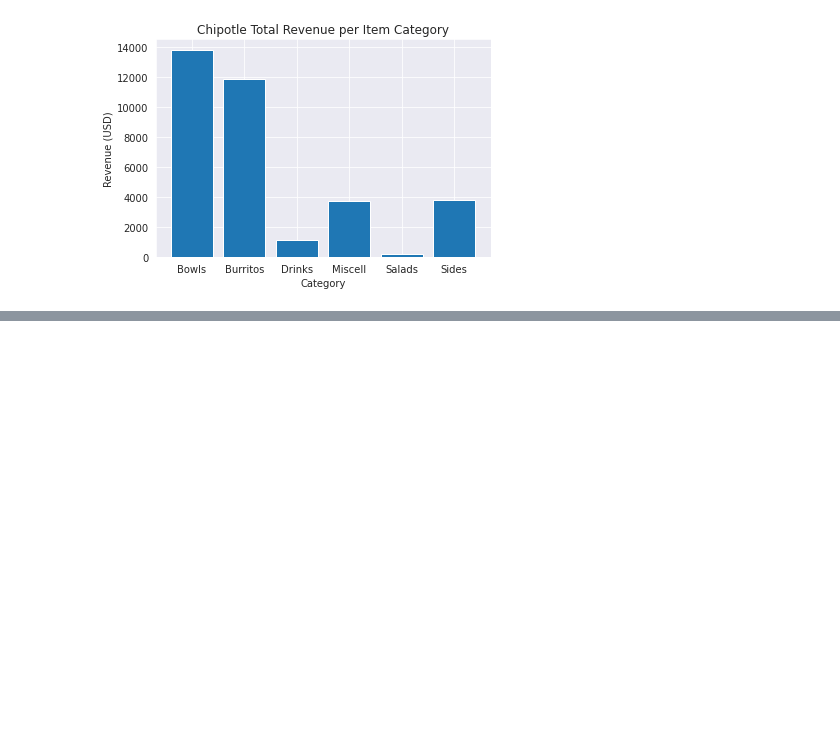
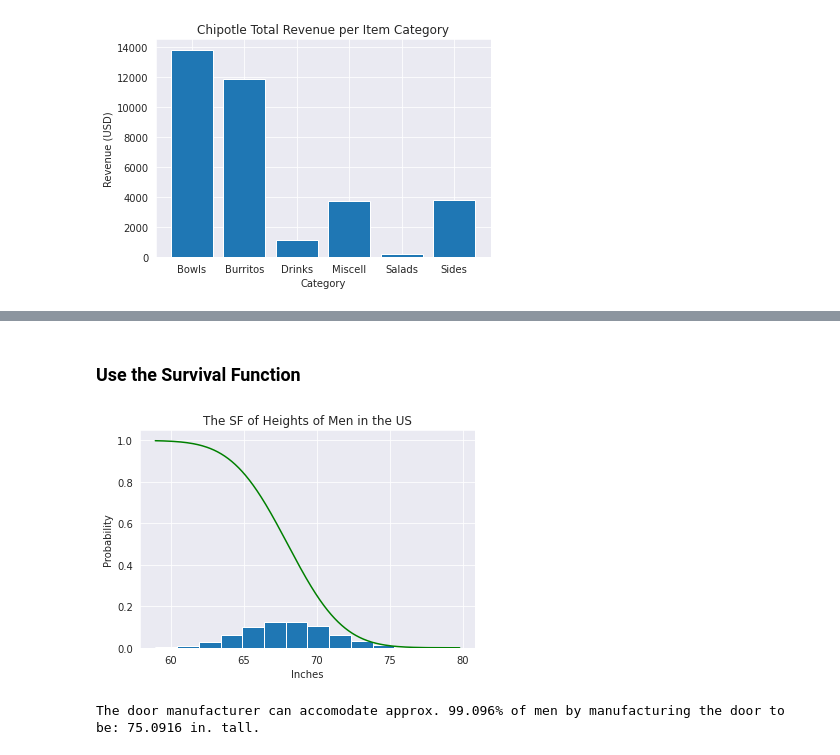
Before and after one commit to UPstartDeveloper/Problem_Solving_Practice, a Jupyter notebook: analysis/miscellaneous/Warm_Up_Analysis_Problems.ipynb, the cells around one changed output, grey strips where cells are left out. Drawn from its saved outputs; the diff is of its cells as text; code cells hidden in the pictures; blank space fills up the shorter version.

Commit message:
Reviewed SF and CDF functions

```diff
--- a/analysis/miscellaneous/Warm_Up_Analysis_Problems.ipynb
+++ b/analysis/miscellaneous/Warm_Up_Analysis_Problems.ipynb
@@ -261,0 +298,13 @@ plt.show()
+# %% [markdown]
+### Use the Survival Function
+# %%
+bin_edges, bins_probabilites, ignored = plt.hist(samples, 14, density=True)
+sorted_data = np.sort(samples)
+sf_values = stats.norm.sf(sorted_data, mu, sigma)
+plt.plot(sorted_data, sf_values, color='g')
+plt.title("The SF of Heights of Men in the US")
+plt.ylabel("Probability")
+plt.xlabel("Inches")
+plt.show()
+# %% [output]
+[figure, added]
@@ -261,0 +319,5 @@ plt.show()
+# %%
+print(f"The door manufacturer can accomodate approx. {percent_val}% of men by " \
+      f"manufacturing the door to be: {answer_inches} in. tall.")
+# %% [output]
+The door manufacturer can accomodate approx. 99.096% of men by manufacturing the door to be: 75.0916 in. tall.
```
Also changed, not shown: parts of 7 cells of this notebook.
